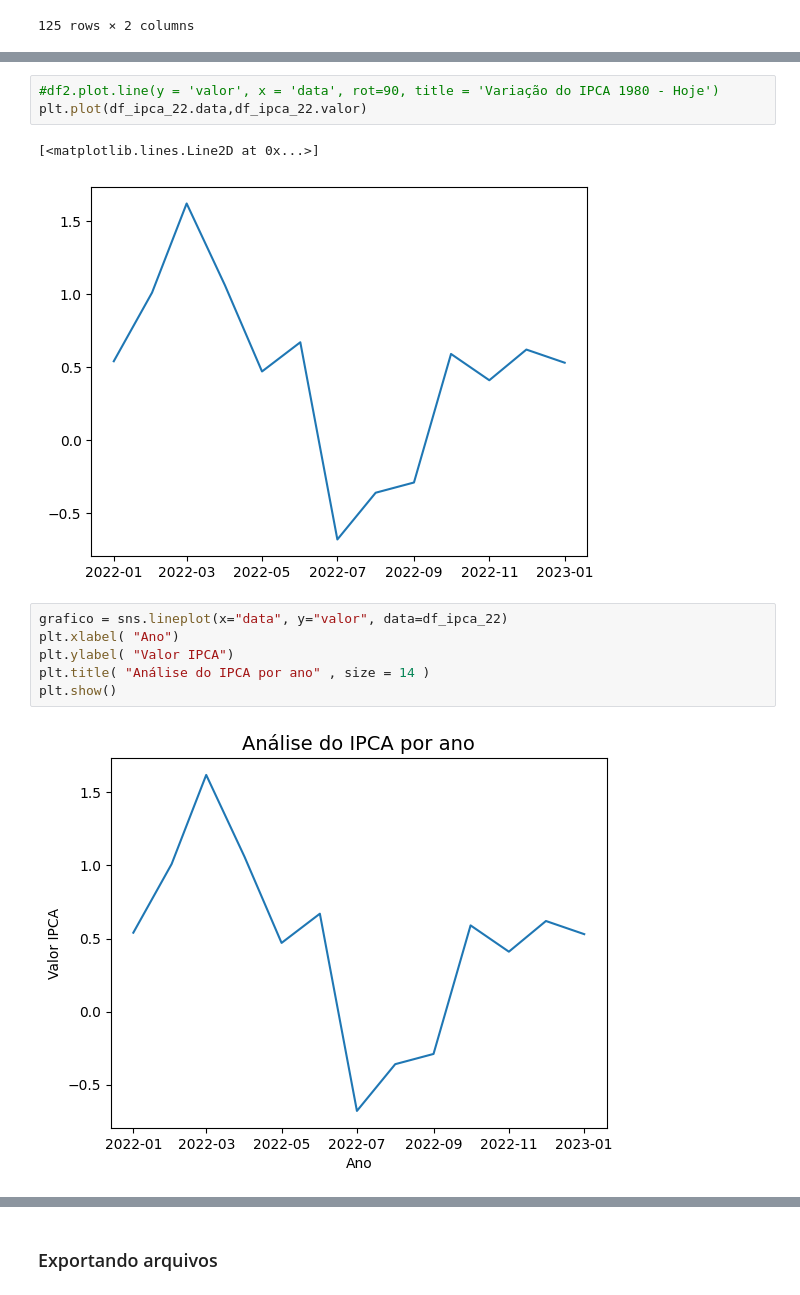
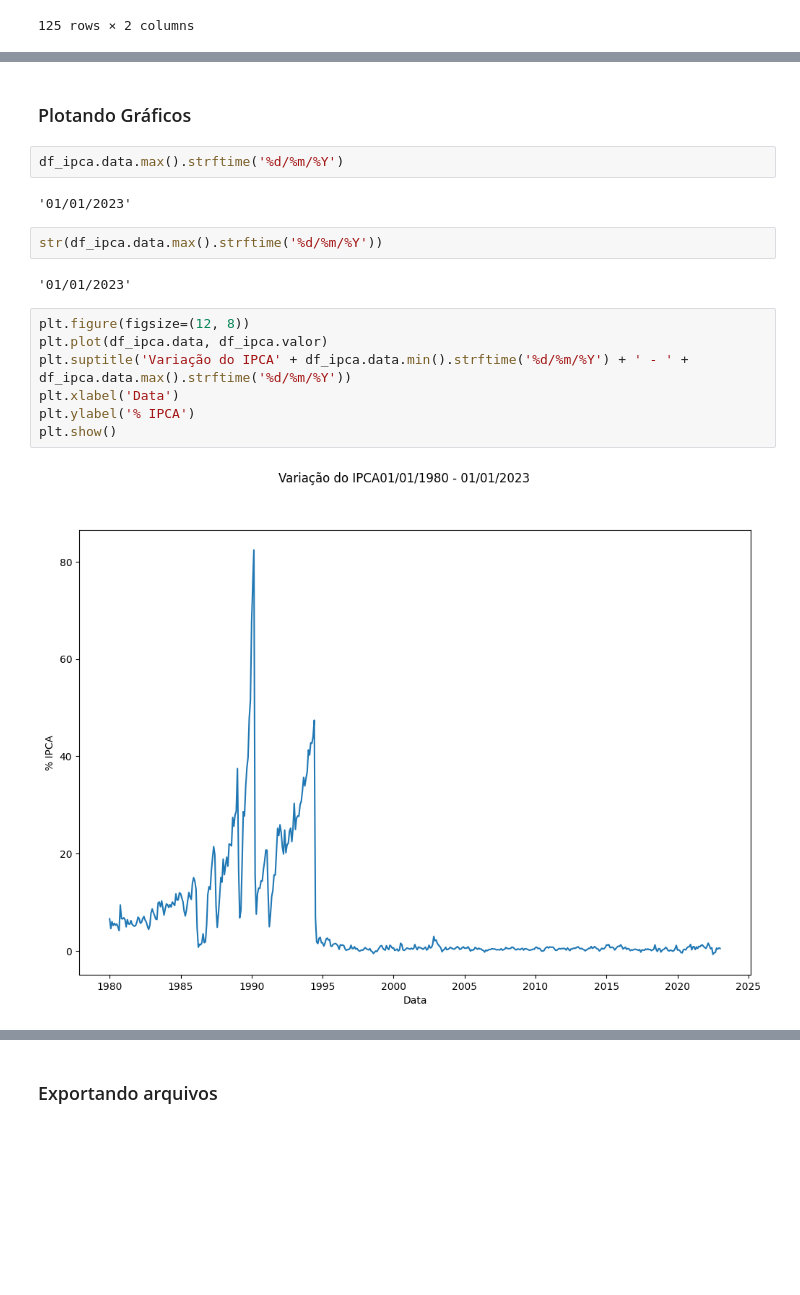
Before and after one commit to bitencourt-eduardo/BancoCentral_API, a Jupyter notebook: IPCA_BC.ipynb, the cells around one changed output, grey strips where cells are left out. Drawn from its saved outputs; the diff is of its cells as text; blank space fills up the shorter version.

Commit message:
Graficos
Gráficos corrigidos

```diff
--- a/IPCA_BC.ipynb
+++ b/IPCA_BC.ipynb
@@ -209,14 +169,19 @@ memory usage: 312.0 bytes
-# %%
-#df2.plot.line(y = 'valor', x = 'data', rot=90, title = 'Variação do IPCA 1980 - Hoje')
-plt.plot(df_ipca_22.data,df_ipca_22.valor)
-# %% [output]
-[<matplotlib.lines.Line2D at 0x...>]
-[figure, removed]
-# %%
-grafico = sns.lineplot(x="data", y="valor", data=df_ipca_22)
-plt.xlabel( "Ano")
-plt.ylabel( "Valor IPCA")
-plt.title( "Análise do IPCA por ano" , size = 14 )
-plt.show()
-# %% [output]
-[figure, removed]
+# %% [markdown]
+### Plotando Gráficos
+# %%
+df_ipca.data.max().strftime('%d/%m/%Y')
+# %% [output]
+'01/01/2023'
+# %%
+str(df_ipca.data.max().strftime('%d/%m/%Y'))
+# %% [output]
+'01/01/2023'
+# %%
+plt.figure(figsize=(12, 8))
+plt.plot(df_ipca.data, df_ipca.valor)
+plt.suptitle('Variação do IPCA' + df_ipca.data.min().strftime('%d/%m/%Y') + ' - ' + df_ipca.data.max().strftime('%d/%m/%Y'))
+plt.xlabel('Data')
+plt.ylabel('% IPCA')
+plt.show()
+# %% [output]
+[figure, added]
```
Also changed, not shown: parts of 8 cells of this notebook, 1 other file.
